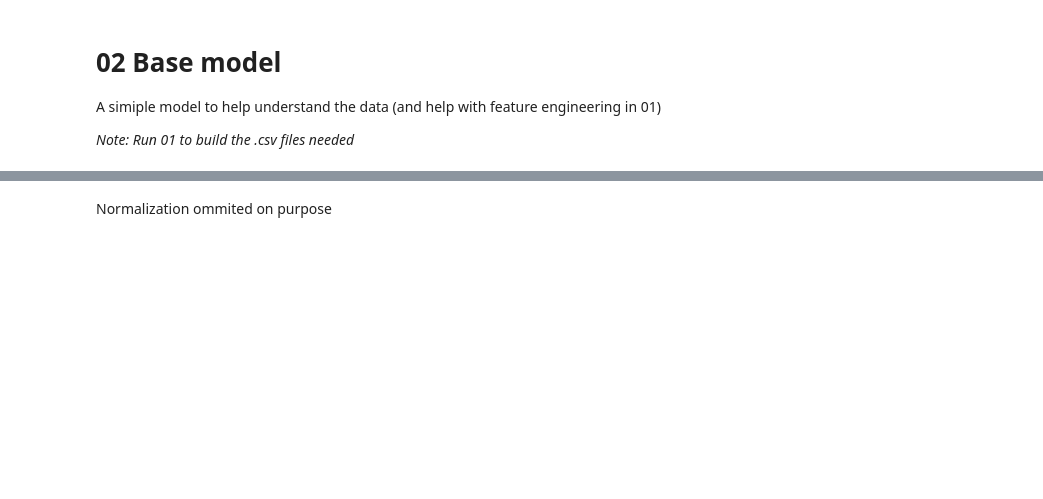
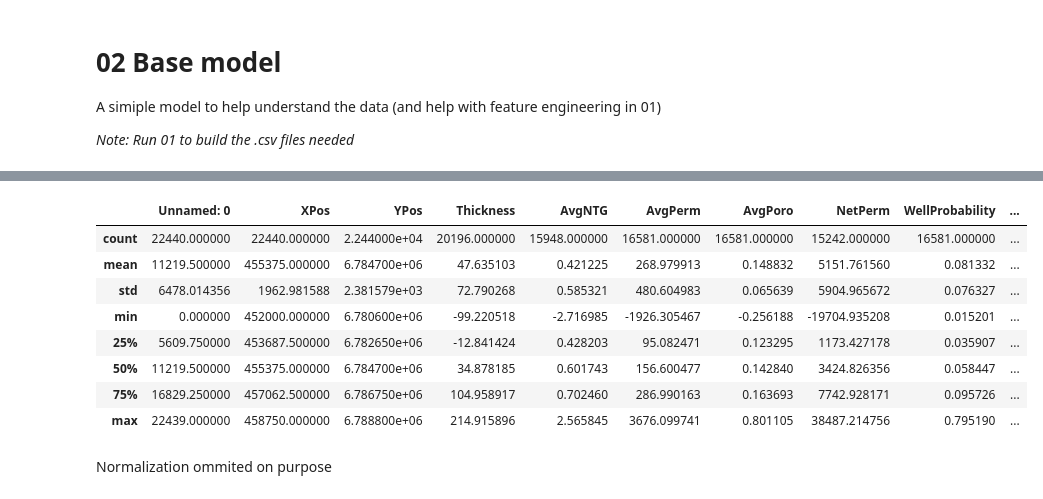
Before and after one commit to Nozziel/OGA2018_SweetSpotPrediction, a Jupyter notebook: Notebooks/02 Base Model.ipynb, the cells around one changed output, grey strips where cells are left out. Drawn from its saved outputs; the diff is of its cells as text; code cells hidden in the pictures; blank space fills up the shorter version.

```diff
--- a/Notebooks/02 Base Model.ipynb
+++ b/Notebooks/02 Base Model.ipynb
@@ -25,3 +25,15 @@ df.head()
+# %%
+df.describe()
+# %% [output]
+|  | Unnamed: 0 | XPos | YPos | Thickness | AvgNTG | AvgPerm | AvgPoro | NetPerm | WellProbability | ... |
+| count | 22440.000000 | 22440.000000 | 2.244000e+04 | 20196.000000 | 15948.000000 | 16581.000000 | 16581.000000 | 15242.000000 | 16581.000000 | ... |
+| mean | 11219.500000 | 455375.000000 | 6.784700e+06 | 47.635103 | 0.421225 | 268.979913 | 0.148832 | 5151.761560 | 0.081332 | ... |
+| std | 6478.014356 | 1962.981588 | 2.381579e+03 | 72.790268 | 0.585321 | 480.604983 | 0.065639 | 5904.965672 | 0.076327 | ... |
+| min | 0.000000 | 452000.000000 | 6.780600e+06 | -99.220518 | -2.716985 | -1926.305467 | -0.256188 | -19704.935208 | 0.015201 | ... |
+| 25% | 5609.750000 | 453687.500000 | 6.782650e+06 | -12.841424 | 0.428203 | 95.082471 | 0.123295 | 1173.427178 | 0.035907 | ... |
+| 50% | 11219.500000 | 455375.000000 | 6.784700e+06 | 34.878185 | 0.601743 | 156.600477 | 0.142840 | 3424.826356 | 0.058447 | ... |
+| 75% | 16829.250000 | 457062.500000 | 6.786750e+06 | 104.958917 | 0.702460 | 286.990163 | 0.163693 | 7742.928171 | 0.095726 | ... |
+| max | 22439.000000 | 458750.000000 | 6.788800e+06 | 214.915896 | 2.565845 | 3676.099741 | 0.801105 | 38487.214756 | 0.795190 | ... |
 # %%
 # copy paste from 01
 
```
Also changed, not shown: parts of 10 cells of this notebook, 4 other files.
